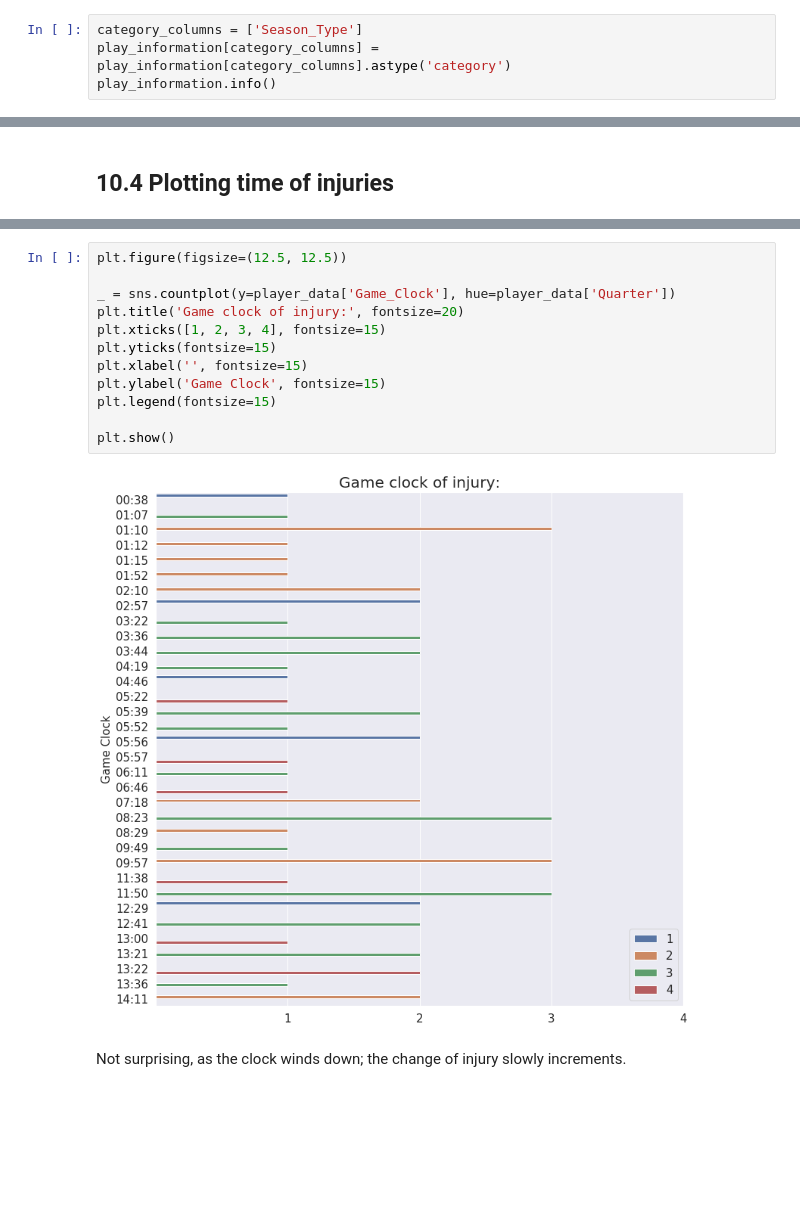
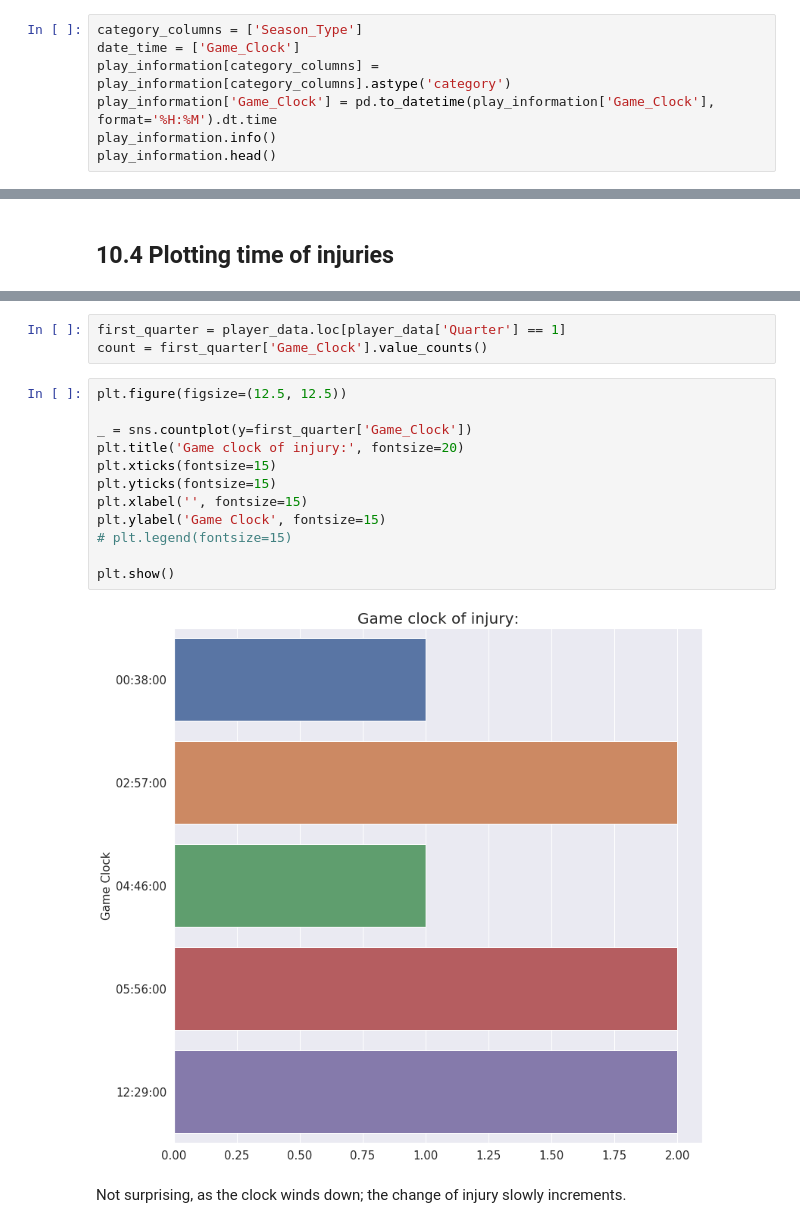
Before and after one commit to CJL89/NFL-Punt-Analysis, a Jupyter notebook: NFL_Punt_Analysis.ipynb, the cells around one changed output, grey strips where cells are left out. Saved outputs shown, nothing was run; the diff lists cells and outputs as text; blank space fills up the shorter version.

Commit message:
Updating charts

```diff
--- a/NFL_Punt_Analysis.ipynb
+++ b/NFL_Punt_Analysis.ipynb
@@ -600,8 +599,11 @@ dtypes: int64(5), object(9)
 memory usage: 730.8+ KB
 # %%
 category_columns = ['Season_Type']
+date_time = ['Game_Clock']
 play_information[category_columns] = play_information[category_columns].astype('category')
+play_information['Game_Clock'] = pd.to_datetime(play_information['Game_Clock'], format='%H:%M').dt.time
 play_information.info()
+play_information.head()
 # %% [output]
 <class 'pandas.core.frame.DataFrame'>
 RangeIndex: 6681 entries, 0 to 6680
@@ -868,16 +881,19 @@ player_data.sort_values(by='Game_Clock', inplace=True)
+# %%
+first_quarter = player_data.loc[player_data['Quarter'] == 1]
+count = first_quarter['Game_Clock'].value_counts()
 # %%
 plt.figure(figsize=(12.5, 12.5))
 
-_ = sns.countplot(y=player_data['Game_Clock'], hue=player_data['Quarter'])
+_ = sns.countplot(y=first_quarter['Game_Clock'])
 plt.title('Game clock of injury:', fontsize=20)
-plt.xticks([1, 2, 3, 4], fontsize=15)
+plt.xticks(fontsize=15)
 plt.yticks(fontsize=15)
 plt.xlabel('', fontsize=15)
 plt.ylabel('Game Clock', fontsize=15)
-plt.legend(fontsize=15)
+# plt.legend(fontsize=15)
 
 plt.show()
 # %% [output]
-[figure, old version]
+[figure, new version]
 # %% [markdown]
 Not surprising, as the clock winds down; the change of injury slowly increments.
```
Also changed, not shown: parts of 21 cells of this notebook.
